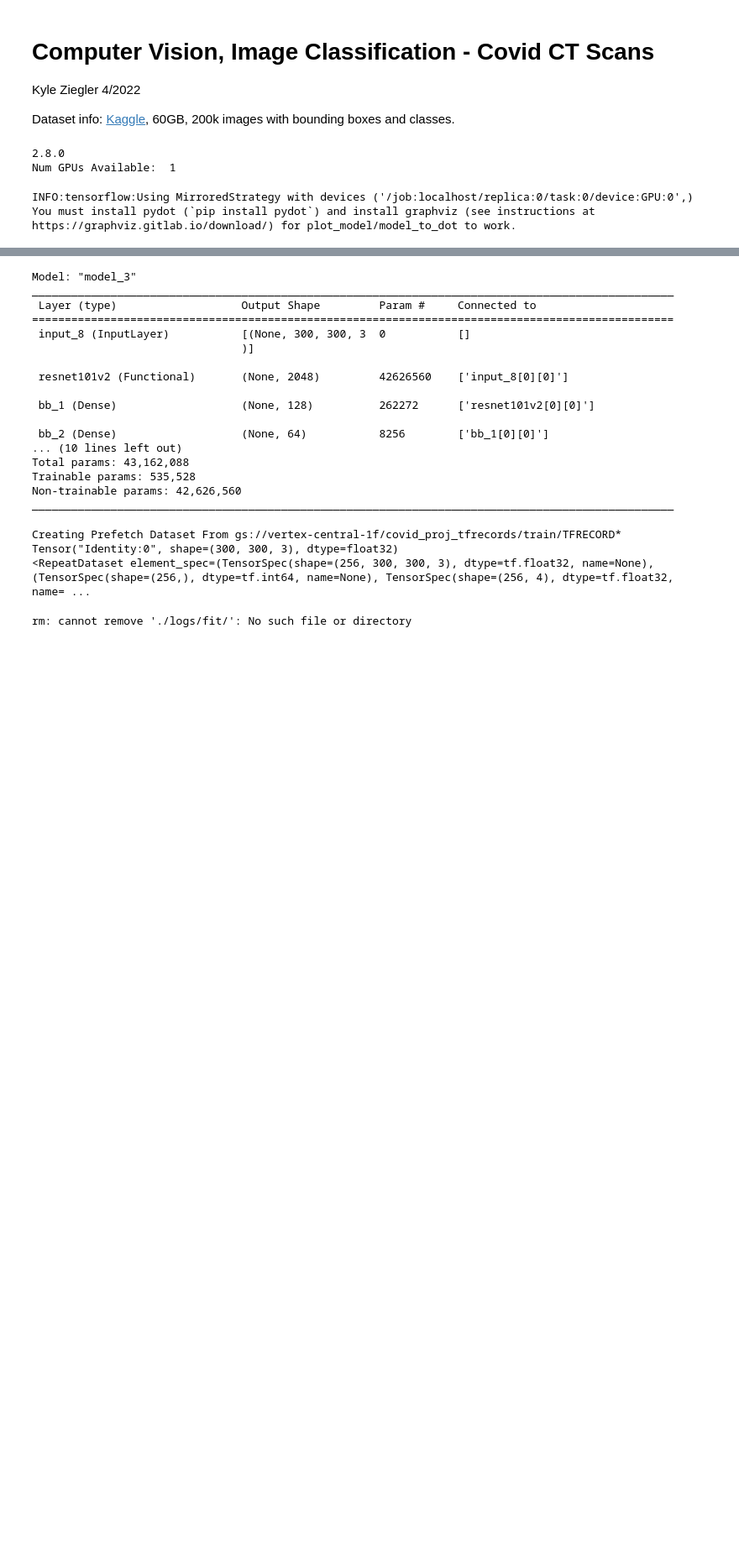
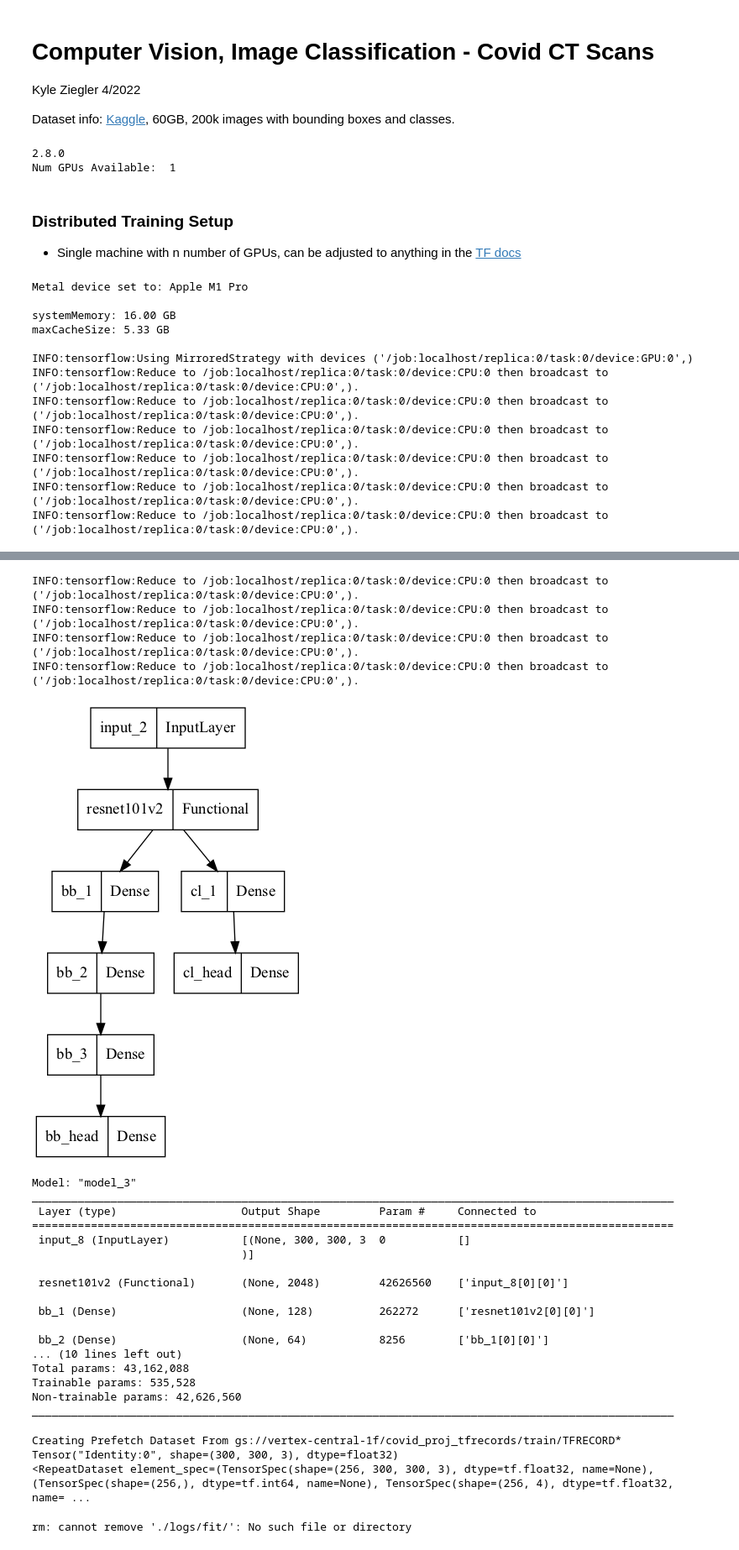
Before and after one commit to kyleziegler/ml-cv-covid-project, a Jupyter notebook: model.ipynb, the cells around one changed output, grey strips where cells are left out. Shown at 84% size. Drawn from its saved outputs; the diff is of its cells as text; code cells hidden in the pictures; blank space fills up the shorter version.

Commit message:
Parameterized the training notebook

```diff
--- a/model.ipynb
+++ b/model.ipynb
@@ -19,13 +48,19 @@ Num GPUs Available:  1
+# %% [markdown]
+### Distributed Training Setup
+- Single machine with n number of GPUs, can be adjusted to anything in the [TF docs](https://www.tensorflow.org/guide/distributed_training)
 # %%
-num_classes = 4
-image_channels = 3
-height, width = 300,300
 
+
+from tensorflow import keras
 from tensorflow.keras import layers
+from tensorflow.keras import mixed_precision
 
-mirrored_strategy = tf.distribute.MirroredStrategy()
+if distribution_strategy == "mirrored":
+    distribution_strategy = tf.distribute.MirroredStrategy()
+else:
+    distribution_strategy = tf.distribute.MultiWorkerMirroredStrategy()
 
-with mirrored_strategy.scope():
+with distribution_strategy.scope():
     def create_model():
         #create the common input layer
 
@@ -42,7 +77,6 @@ with mirrored_strategy.scope():
         base_layers = layers.Conv2D(64, 3, padding='same', activation='relu', name='bl_6')(base_layers)
         base_layers = layers.MaxPooling2D(name='bl_7')(base_layers)
         base_layers = layers.Flatten(name='bl_8')(base_layers)
-        # shivaji - add your heads to a pre-built model
 
         #create the classifier branch
         classifier_branch = layers.Dense(128, activation='relu', name='cl_1')(base_layers)
@@ -94,11 +128,23 @@ with mirrored_strategy.scope():
         model = tf.keras.Model(input_layer, outputs=[classifier_branch,locator_branch])
 
         return model
-
-    model = create_transfer_learning_model()
+    if mode == 'transfer_learning':
+        model = create_transfer_learning_model()
+    else:
+        model = create_model()
 
 
 tf.keras.utils.plot_model(model)
 # %% [output]
+Metal device set to: Apple M1 Pro
+
+systemMemory: 16.00 GB
+maxCacheSize: 5.33 GB
+
 INFO:tensorflow:Using MirroredStrategy with devices ('/job:localhost/replica:0/task:0/device:GPU:0',)
-You must install pydot (`pip install pydot`) and install graphviz (see instructions at https://graphviz.gitlab.io/download/) for plot_model/model_to_dot to work.
+INFO:tensorflow:Reduce to /job:localhost/replica:0/task:0/device:CPU:0 then broadcast to ('/job:localhost/replica:0/task:0/device:CPU:0',).
+INFO:tensorflow:Reduce to /job:localhost/replica:0/task:0/device:CPU:0 then broadcast to ('/job:localhost/replica:0/task:0/device:CPU:0',).
+INFO:tensorflow:Reduce to /job:localhost/replica:0/task:0/device:CPU:0 then broadcast to ('/job:localhost/replica:0/task:0/device:CPU:0',).
+INFO:tensorflow:Reduce to /job:localhost/replica:0/task:0/device:CPU:0 then broadcast to ('/job:localhost/replica:0/task:0/device:CPU:0',).
+INFO:tensorflow:Reduce to /job:localhost/replica:0/task:0/device:CPU:0 then broadcast to ('/job:localhost/replica:0/task:0/device:CPU:0',).
+INFO:tensorflow:Reduce to /job:localhost/replica:0/task:0/device:CPU:0 then broadcast to ('/job:localhost/replica:0/task:0/device:CPU:0',).
@@ -105,3 +153,8 @@ You must install pydot (`pip install pydot`) and install graphviz (see instructi
+INFO:tensorflow:Reduce to /job:localhost/replica:0/task:0/device:CPU:0 then broadcast to ('/job:localhost/replica:0/task:0/device:CPU:0',).
+INFO:tensorflow:Reduce to /job:localhost/replica:0/task:0/device:CPU:0 then broadcast to ('/job:localhost/replica:0/task:0/device:CPU:0',).
+INFO:tensorflow:Reduce to /job:localhost/replica:0/task:0/device:CPU:0 then broadcast to ('/job:localhost/replica:0/task:0/device:CPU:0',).
+INFO:tensorflow:Reduce to /job:localhost/replica:0/task:0/device:CPU:0 then broadcast to ('/job:localhost/replica:0/task:0/device:CPU:0',).
+[figure, added]
 # %%
 model.summary()
 # %% [output]
```
Also changed, not shown: parts of 9 cells of this notebook, 2 other files.
